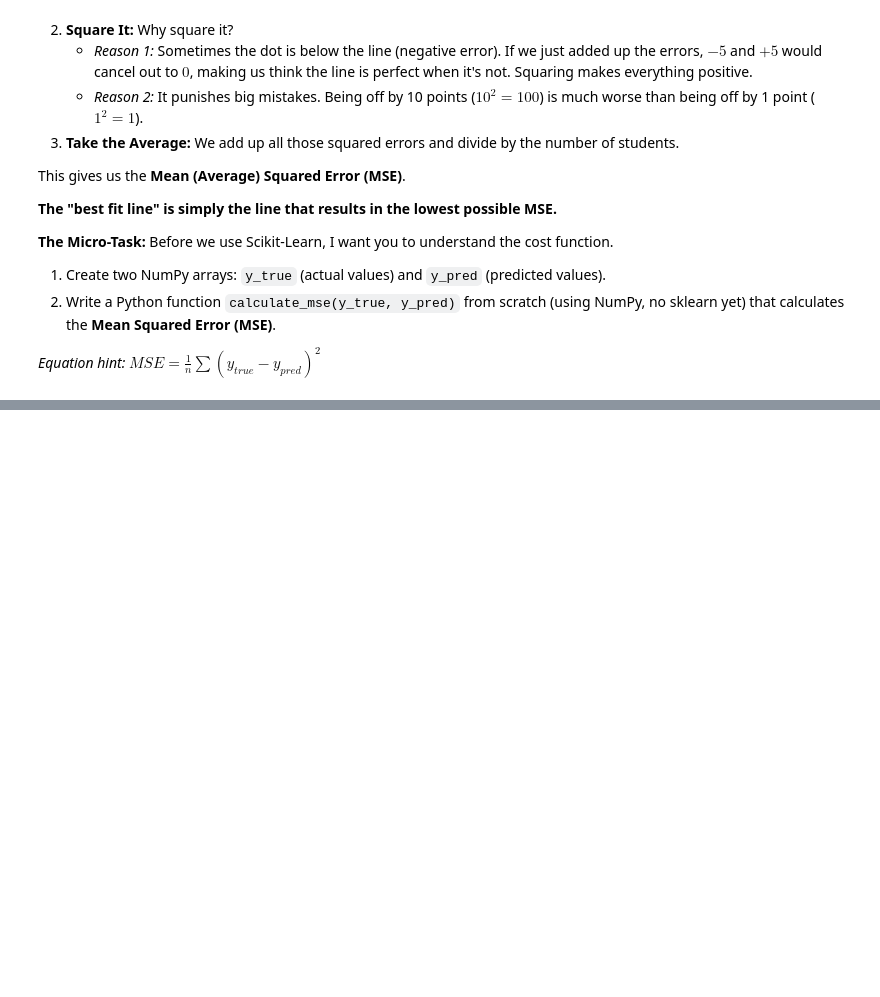
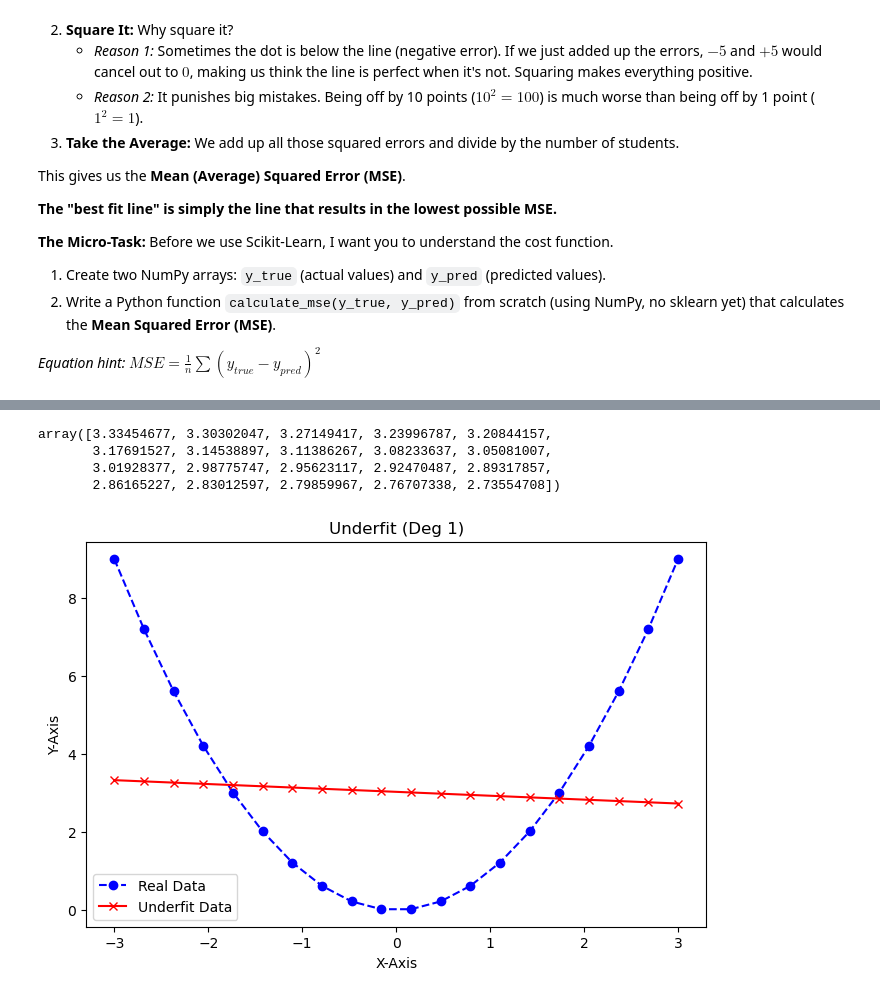
Before and after one commit to Ujwal-Ramachandran/AI-ML-from-Scratch, a Jupyter notebook: Foundation - Linear/M1 - L2 - Classical ML.ipynb, the cells around one changed output, grey strips where cells are left out. Drawn from its saved outputs; the diff is of its cells as text; code cells hidden in the pictures; blank space fills up the shorter version.

```diff
--- a/Foundation - Linear/M1 - L2 - Classical ML.ipynb
+++ b/Foundation - Linear/M1 - L2 - Classical ML.ipynb
@@ -114,0 +284,12 @@ I want you to write a function that performs **one single step** of Gradient Des
+# %%
+import numpy as np
+import matplotlib.pyplot as plt
+
+x = np.linspace(-3, 3, 20)
+y_clean = x ** 2
+noise = np.random.normal(0, 1, 20)
+y_noise = y_clean + noise
+
+print("X:", x[:5])
+print("Y_Clean:", y_clean[:5])
+print("Y_Noise:", y_noise[:5])
@@ -114,0 +353,21 @@ I want you to write a function that performs **one single step** of Gradient Des
+# %%
+nos_line = np.polyfit(x, y_noise, 1)
+model_out = np.poly1d(nos_line)
+new_y = model_out(x)
+new_y
+# %% [output]
+array([3.33454677, 3.30302047, 3.27149417, 3.23996787, 3.20844157,
+       3.17691527, 3.14538897, 3.11386267, 3.08233637, 3.05081007,
+       3.01928377, 2.98775747, 2.95623117, 2.92470487, 2.89317857,
+       2.86165227, 2.83012597, 2.79859967, 2.76707338, 2.73554708])
+# %%
+plt.figure(figsize = (8, 5))
+plt.plot(x, y_clean, marker = "o", color = "Blue", label = "Real Data", linestyle = "--")
+plt.plot(x, new_y, marker = "x", color = "Red", label = "Underfit Data")
+plt.xlabel("X-Axis")
+plt.ylabel("Y-Axis")
+plt.legend()
+plt.title("Underfit (Deg 1)")
+plt.show()
+# %% [output]
+[figure, added]
```
Also changed, not shown: parts of 29 cells of this notebook.
